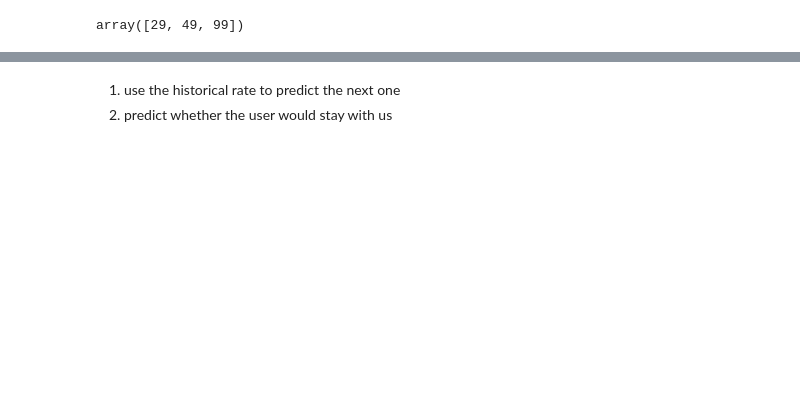
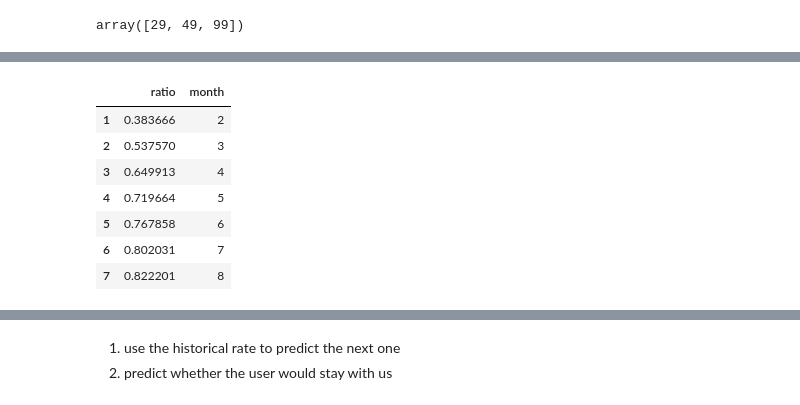
Before and after one commit to crazywiden/Leetcode_daily_submit, a Jupyter notebook: 20e/subscription retention rate.ipynb, the cells around one changed output, grey strips where cells are left out. Cells and saved outputs as stored; diff of their text form; code cells hidden in the pictures; blank space fills up the shorter version.

```diff
--- a/20e/subscription retention rate.ipynb
+++ b/20e/subscription retention rate.ipynb
@@ -137,2 +157,13 @@ def log_model(data):
+# %%
+b
+# %% [output]
+|  | ratio | month |
+| 1 | 0.383666 | 2 |
+| 2 | 0.537570 | 3 |
+| 3 | 0.649913 | 4 |
+| 4 | 0.719664 | 5 |
+| 5 | 0.767858 | 6 |
+| 6 | 0.802031 | 7 |
+| 7 | 0.822201 | 8 |
 # %%
 # obvious under-fit
```
Also changed, not shown: parts of 6 cells of this notebook.
